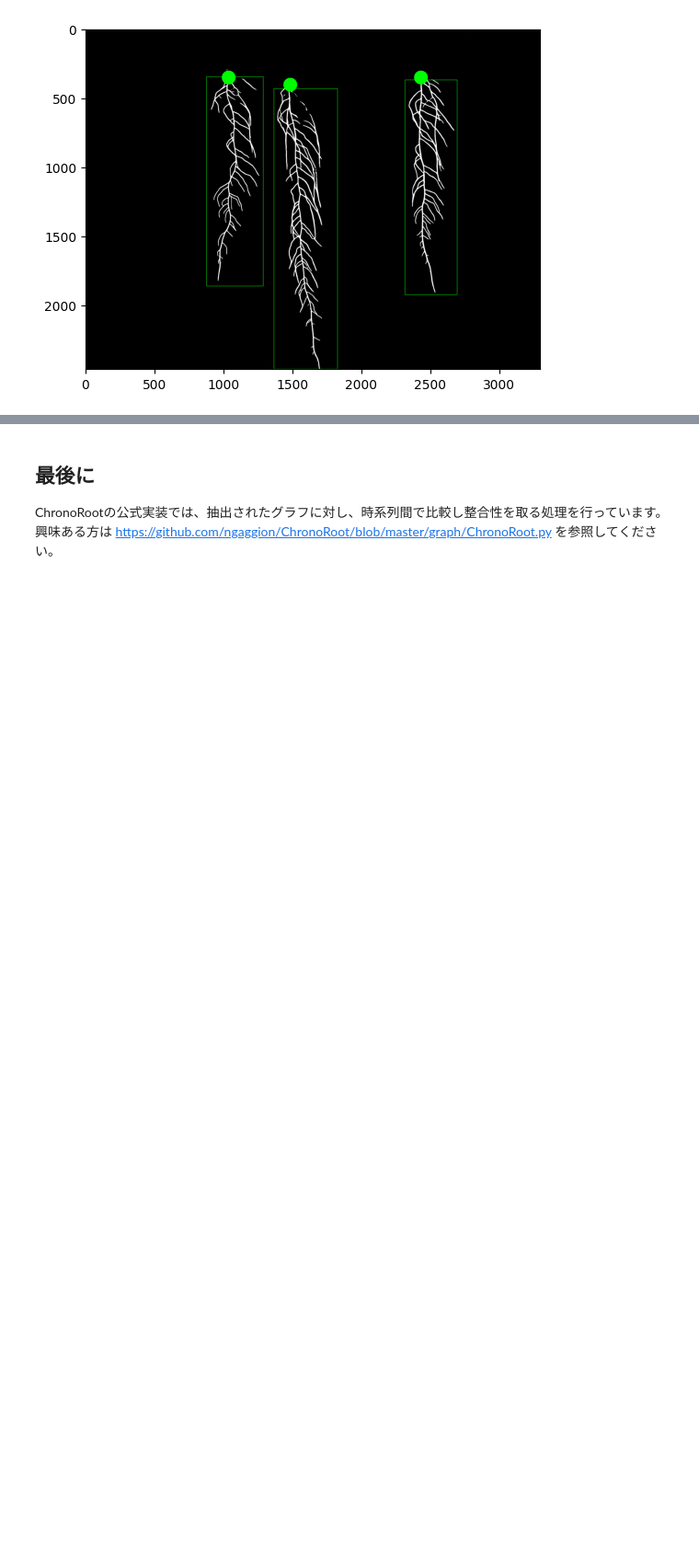
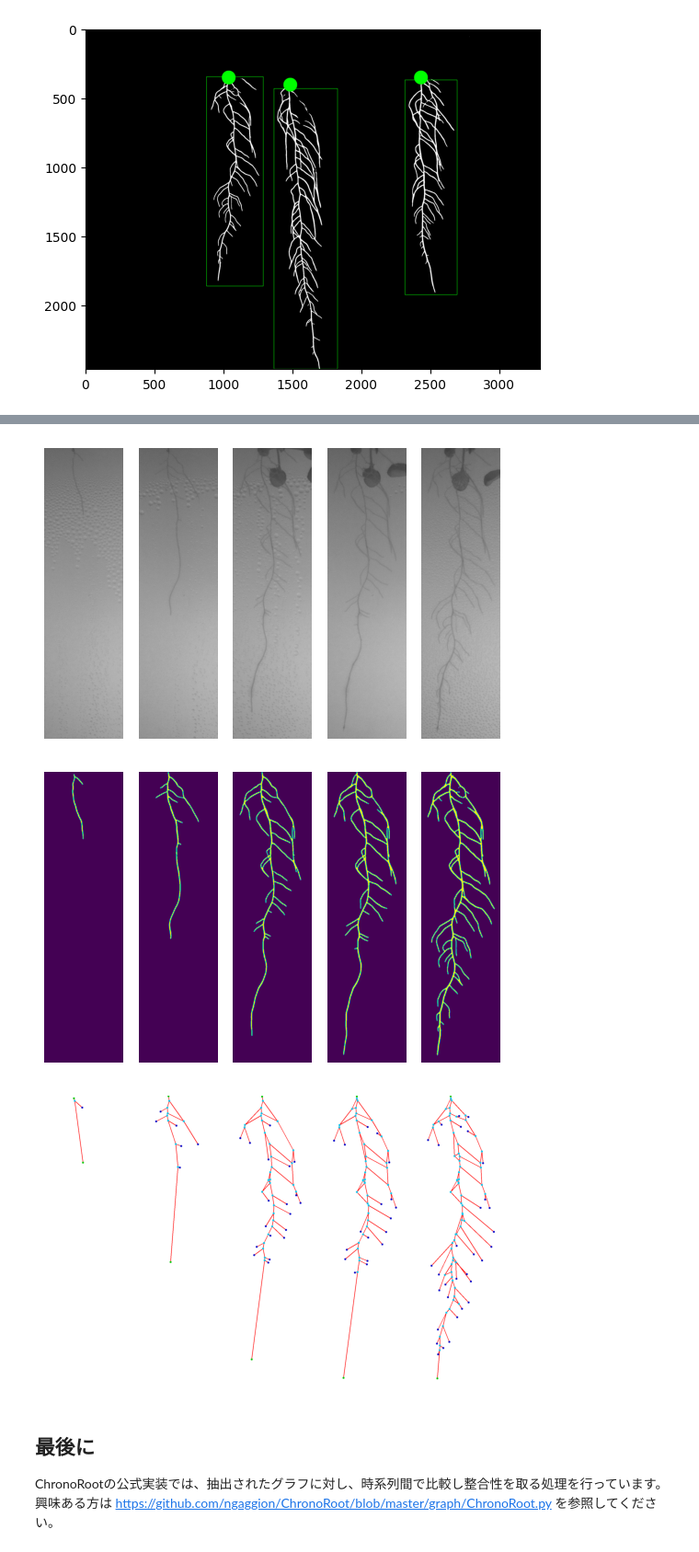
Before and after one commit to phytometrics/plant_phenotyping_python, a Jupyter notebook: notebooks/chronoroot.ipynb, the cells around one changed output, grey strips where cells are left out. Shown: that part at 92% size. Cells and saved outputs as stored; diff of their text form; code cells hidden in the pictures; blank space fills up the shorter version.

```diff
--- a/notebooks/chronoroot.ipynb
+++ b/notebooks/chronoroot.ipynb
@@ -95,7 +94,7 @@ import matplotlib.pyplot as plt
 TEST_DIR = "/content/Test_ChronoRoot/rpi14_2019-12-09_16-13/1"
 
 # nii.gzはアノテーションファイルであるため、png拡張子の画像のみフィルタリングする
-files = [x for x in os.listdir(TEST_DIR) if x.endswith(".png")]
+files = sorted([x for x in os.listdir(TEST_DIR) if x.endswith(".png")])
 print(len(files))  # 5枚
 
 plt.figure(figsize=(8,4))
@@ -277,7 +271,7 @@ mask_dir = "/content/masks"
 # 日付が最も新しい写真を選ぶ
 # newest_file = sorted(os.listdir(mask_dir))[-1]
 
-image = cv2.imread("/content/masks/ResUNetDS2020-01-03_07-00-01_1.png")
+image = cv2.imread("/content/masks/2020-01-03_07-00-01_1.png")
 
 # 今回は手動でbboxを設定する
 bboxes = [
@@ -426,3 +437,28 @@ graph_reconstruction(image_dir, mask_dir, bboxes, seeds)
+# %%
+# bboxの文だけiterate。
+# draw raw
+for i in range(len(results)):
+    for t in range(len(results[i])):
+        plt.subplot(1,len(results[i]), t+1)
+        plt.imshow(results[i][t]["raw"])
+        plt.axis("off")
+    plt.show()
+    for t in range(len(results[i])):
+        plt.subplot(1,len(results[i]), t+1)
+        plt.imshow(results[i][t]["seg"])
+        plt.axis("off")
+    plt.show()
+    for t in range(len(results[i])):
+        if results[i][t]["valid"]:
+            plt.subplot(1,len(results[i]), t+1)
+            plt.imshow(results[i][t]["graph"])
+            plt.axis("off")
+    plt.show()
+    break
+# %% [output]
+[figure, added]
+[figure, added]
+[figure, added]
 # %% [markdown]
 ## 最後に
 ChronoRootの公式実装では、抽出されたグラフに対し、時系列間で比較し整合性を取る処理を行っています。
```
Also changed, not shown: parts of 22 cells of this notebook.
